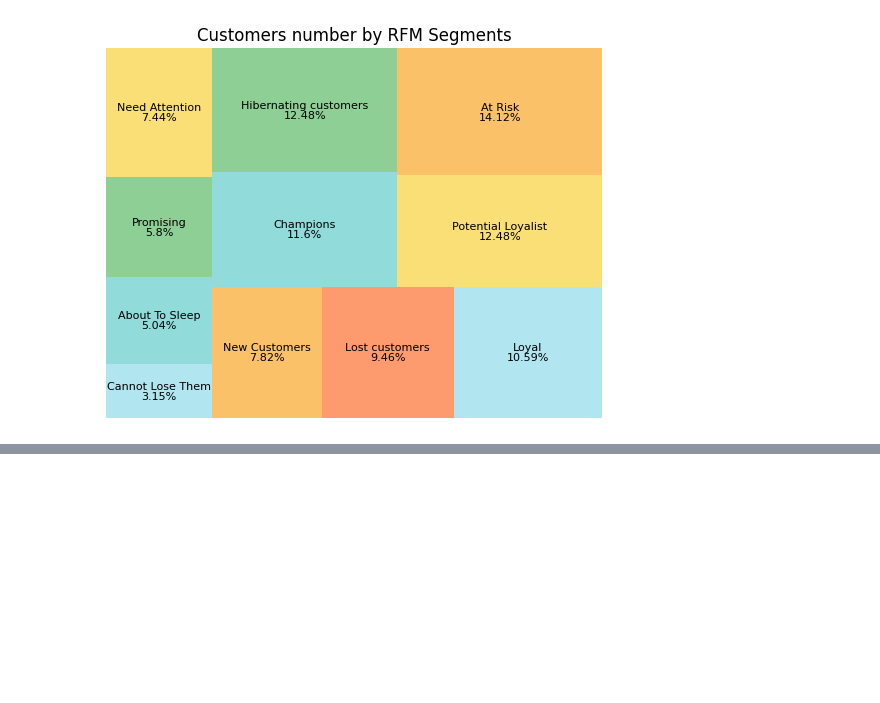
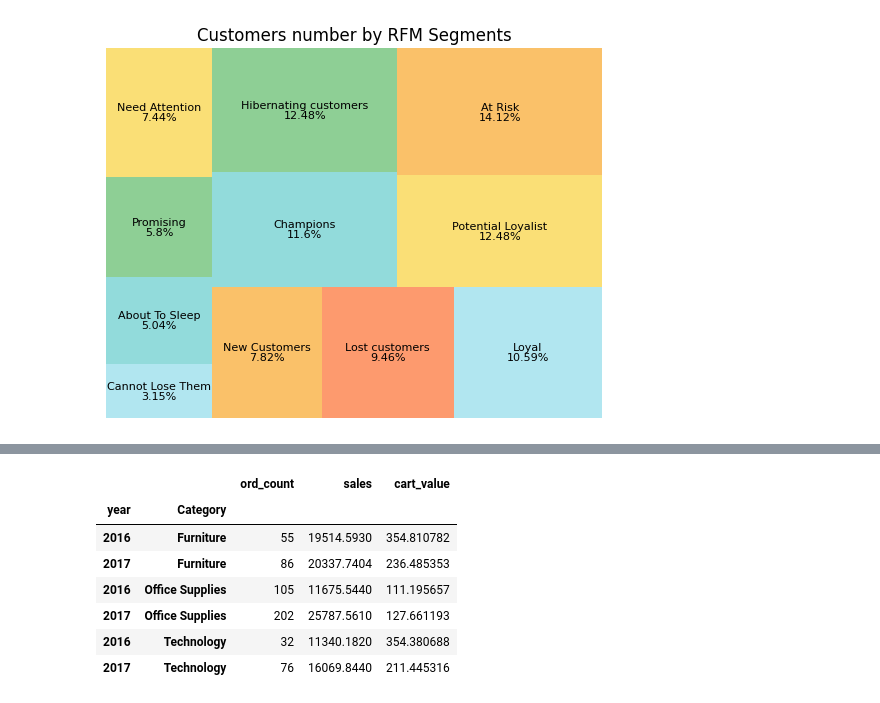
Before and after one commit to MinhAnh99/Python_RFM_Analysis, a Jupyter notebook: MinhAnh_RFM_Analysis_Project.ipynb, the cells around one changed output, grey strips where cells are left out. Cells and saved outputs as stored; diff of their text form; code cells hidden in the pictures; blank space fills up the shorter version.

```diff
--- a/MinhAnh_RFM_Analysis_Project.ipynb
+++ b/MinhAnh_RFM_Analysis_Project.ipynb
@@ -220,0 +241,8 @@ plt.show()
+# %%
+orders_pre = pd.read_excel('Dataset.xlsx',sheet_name='Orders')
+returned = pd.read_excel('Dataset.xlsx',sheet_name='Return')
+# %%
+# Merge the orders_pre, product, returned,loaction, cus_seg tables to get a full table of information
+data = orders_pre.merge(product, on='Product ID', how='left')\
+                 .merge(returned,on='Order ID',how='left')\
+                 .merge(customer_segmentation[['Customer ID','segment']],left_on='Customer ID',right_on='Customer ID',how='left')
@@ -220,0 +281,17 @@ plt.show()
+# %%
+# Analysis of the number of orders, revenue and order value of each Category in 2016 and 2017
+
+potential_cate = potential.groupby(['year','Category']).agg(ord_count=('Order ID','nunique'),
+                               sales=('Sales','sum'))
+potential_cate['cart_value']= potential_cate['sales']/potential_cate['ord_count']
+potential_cate.sort_values(by=['Category','year'],inplace=True)
+potential_cate.query('year=="2016" or year=="2017"')
+# %% [output]
+|  |  | ord_count | sales | cart_value |
+| year | Category |  |  |  |
+| 2016 | Furniture | 55 | 19514.5930 | 354.810782 |
+| 2017 | Furniture | 86 | 20337.7404 | 236.485353 |
+| 2016 | Office Supplies | 105 | 11675.5440 | 111.195657 |
+| 2017 | Office Supplies | 202 | 25787.5610 | 127.661193 |
+| 2016 | Technology | 32 | 11340.1820 | 354.380688 |
+| 2017 | Technology | 76 | 16069.8440 | 211.445316 |
```
Also changed, not shown: parts of 30 cells of this notebook.
